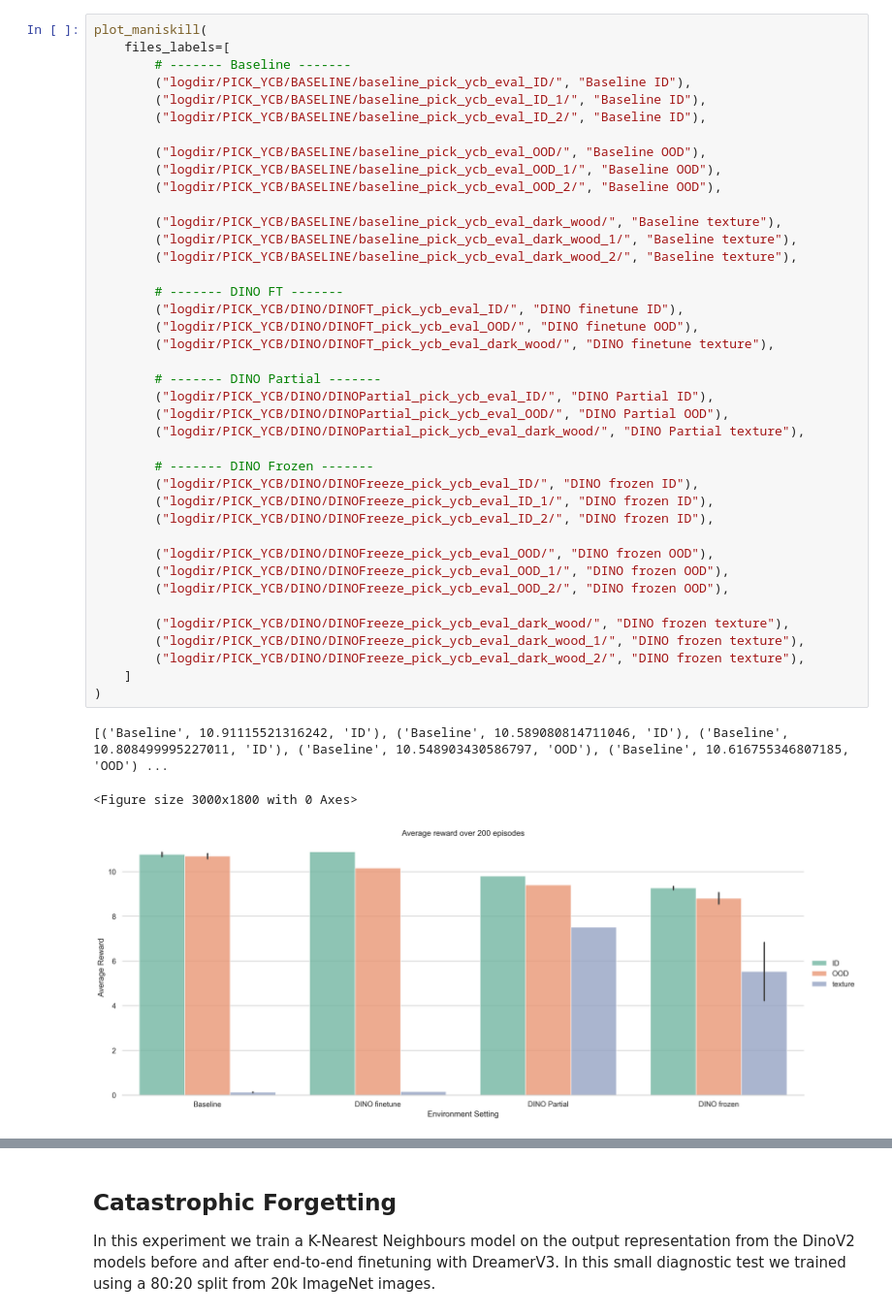
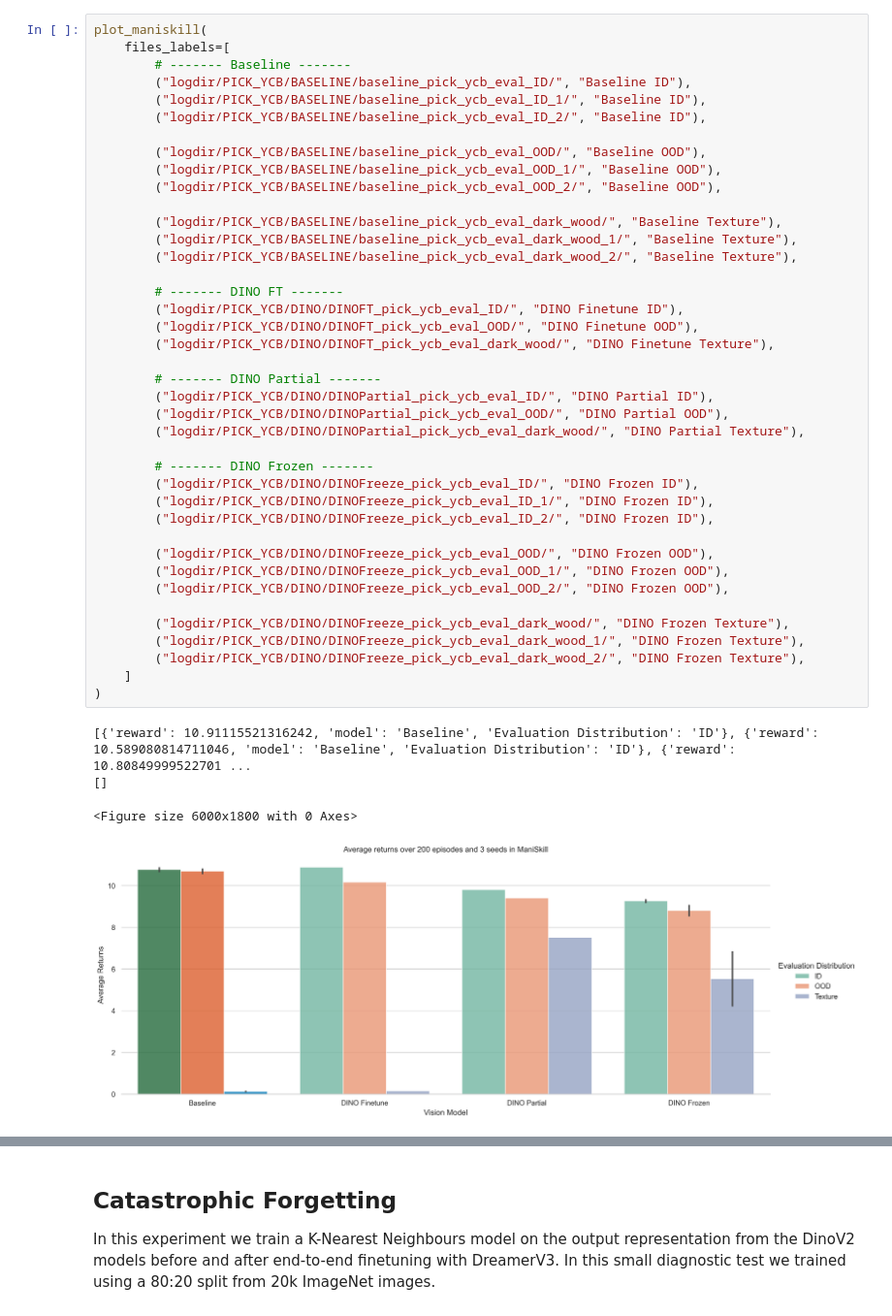
Before and after one commit to JottScones/PVMs-with-DreamerV3, a Jupyter notebook: plot_eval_results.ipynb, the cells around one changed output, grey strips where cells are left out. Shown at 97% size. Cells and saved outputs as stored; diff of their text form.

```diff
--- a/plot_eval_results.ipynb
+++ b/plot_eval_results.ipynb
@@ -77,47 +135,48 @@ def plot_carla(files_labels=[], output=None):
 # %%
 plot_maniskill(
     files_labels=[
         # ------- Baseline -------
         ("logdir/PICK_YCB/BASELINE/baseline_pick_ycb_eval_ID/", "Baseline ID"),
         ("logdir/PICK_YCB/BASELINE/baseline_pick_ycb_eval_ID_1/", "Baseline ID"),
         ("logdir/PICK_YCB/BASELINE/baseline_pick_ycb_eval_ID_2/", "Baseline ID"),
 
         ("logdir/PICK_YCB/BASELINE/baseline_pick_ycb_eval_OOD/", "Baseline OOD"),
         ("logdir/PICK_YCB/BASELINE/baseline_pick_ycb_eval_OOD_1/", "Baseline OOD"),
         ("logdir/PICK_YCB/BASELINE/baseline_pick_ycb_eval_OOD_2/", "Baseline OOD"),
 
-        ("logdir/PICK_YCB/BASELINE/baseline_pick_ycb_eval_dark_wood/", "Baseline texture"),
-        ("logdir/PICK_YCB/BASELINE/baseline_pick_ycb_eval_dark_wood_1/", "Baseline texture"),
-        ("logdir/PICK_YCB/BASELINE/baseline_pick_ycb_eval_dark_wood_2/", "Baseline texture"),
+        ("logdir/PICK_YCB/BASELINE/baseline_pick_ycb_eval_dark_wood/", "Baseline Texture"),
+        ("logdir/PICK_YCB/BASELINE/baseline_pick_ycb_eval_dark_wood_1/", "Baseline Texture"),
+        ("logdir/PICK_YCB/BASELINE/baseline_pick_ycb_eval_dark_wood_2/", "Baseline Texture"),
 
         # ------- DINO FT -------
-        ("logdir/PICK_YCB/DINO/DINOFT_pick_ycb_eval_ID/", "DINO finetune ID"),
-        ("logdir/PICK_YCB/DINO/DINOFT_pick_ycb_eval_OOD/", "DINO finetune OOD"),
-        ("logdir/PICK_YCB/DINO/DINOFT_pick_ycb_eval_dark_wood/", "DINO finetune texture"),
+        ("logdir/PICK_YCB/DINO/DINOFT_pick_ycb_eval_ID/", "DINO Finetune ID"),
+        ("logdir/PICK_YCB/DINO/DINOFT_pick_ycb_eval_OOD/", "DINO Finetune OOD"),
+        ("logdir/PICK_YCB/DINO/DINOFT_pick_ycb_eval_dark_wood/", "DINO Finetune Texture"),
 
         # ------- DINO Partial -------
         ("logdir/PICK_YCB/DINO/DINOPartial_pick_ycb_eval_ID/", "DINO Partial ID"),
         ("logdir/PICK_YCB/DINO/DINOPartial_pick_ycb_eval_OOD/", "DINO Partial OOD"),
-        ("logdir/PICK_YCB/DINO/DINOPartial_pick_ycb_eval_dark_wood/", "DINO Partial texture"),
+        ("logdir/PICK_YCB/DINO/DINOPartial_pick_ycb_eval_dark_wood/", "DINO Partial Texture"),
 
         # ------- DINO Frozen -------
-        ("logdir/PICK_YCB/DINO/DINOFreeze_pick_ycb_eval_ID/", "DINO frozen ID"),
-        ("logdir/PICK_YCB/DINO/DINOFreeze_pick_ycb_eval_ID_1/", "DINO frozen ID"),
-        ("logdir/PICK_YCB/DINO/DINOFreeze_pick_ycb_eval_ID_2/", "DINO frozen ID"),
+        ("logdir/PICK_YCB/DINO/DINOFreeze_pick_ycb_eval_ID/", "DINO Frozen ID"),
+        ("logdir/PICK_YCB/DINO/DINOFreeze_pick_ycb_eval_ID_1/", "DINO Frozen ID"),
+        ("logdir/PICK_YCB/DINO/DINOFreeze_pick_ycb_eval_ID_2/", "DINO Frozen ID"),
 
-        ("logdir/PICK_YCB/DINO/DINOFreeze_pick_ycb_eval_OOD/", "DINO frozen OOD"),
-        ("logdir/PICK_YCB/DINO/DINOFreeze_pick_ycb_eval_OOD_1/", "DINO frozen OOD"),
-        ("logdir/PICK_YCB/DINO/DINOFreeze_pick_ycb_eval_OOD_2/", "DINO frozen OOD"),
+        ("logdir/PICK_YCB/DINO/DINOFreeze_pick_ycb_eval_OOD/", "DINO Frozen OOD"),
+        ("logdir/PICK_YCB/DINO/DINOFreeze_pick_ycb_eval_OOD_1/", "DINO Frozen OOD"),
+        ("logdir/PICK_YCB/DINO/DINOFreeze_pick_ycb_eval_OOD_2/", "DINO Frozen OOD"),
 
-        ("logdir/PICK_YCB/DINO/DINOFreeze_pick_ycb_eval_dark_wood/", "DINO frozen texture"),
-        ("logdir/PICK_YCB/DINO/DINOFreeze_pick_ycb_eval_dark_wood_1/", "DINO frozen texture"),
-        ("logdir/PICK_YCB/DINO/DINOFreeze_pick_ycb_eval_dark_wood_2/", "DINO frozen texture"),
+        ("logdir/PICK_YCB/DINO/DINOFreeze_pick_ycb_eval_dark_wood/", "DINO Frozen Texture"),
+        ("logdir/PICK_YCB/DINO/DINOFreeze_pick_ycb_eval_dark_wood_1/", "DINO Frozen Texture"),
+        ("logdir/PICK_YCB/DINO/DINOFreeze_pick_ycb_eval_dark_wood_2/", "DINO Frozen Texture"),
     ]
 )
 # %% [output]
-[('Baseline', 10.91115521316242, 'ID'), ('Baseline', 10.589080814711046, 'ID'), ('Baseline', 10.808499995227011, 'ID'), ('Baseline', 10.548903430586797, 'OOD'), ('Baseline', 10.616755346807185, 'OOD') ...
+[{'reward': 10.91115521316242, 'model': 'Baseline', 'Evaluation Distribution': 'ID'}, {'reward': 10.589080814711046, 'model': 'Baseline', 'Evaluation Distribution': 'ID'}, {'reward': 10.80849999522701 ...
+[]
-<Figure size 3000x1800 with 0 Axes>
+<Figure size 6000x1800 with 0 Axes>
-[figure, old version]
+[figure, new version]
 # %%
 plot_carla(
     files_labels=[
```
Also changed, not shown: parts of 3 cells of this notebook, 1 other file.
